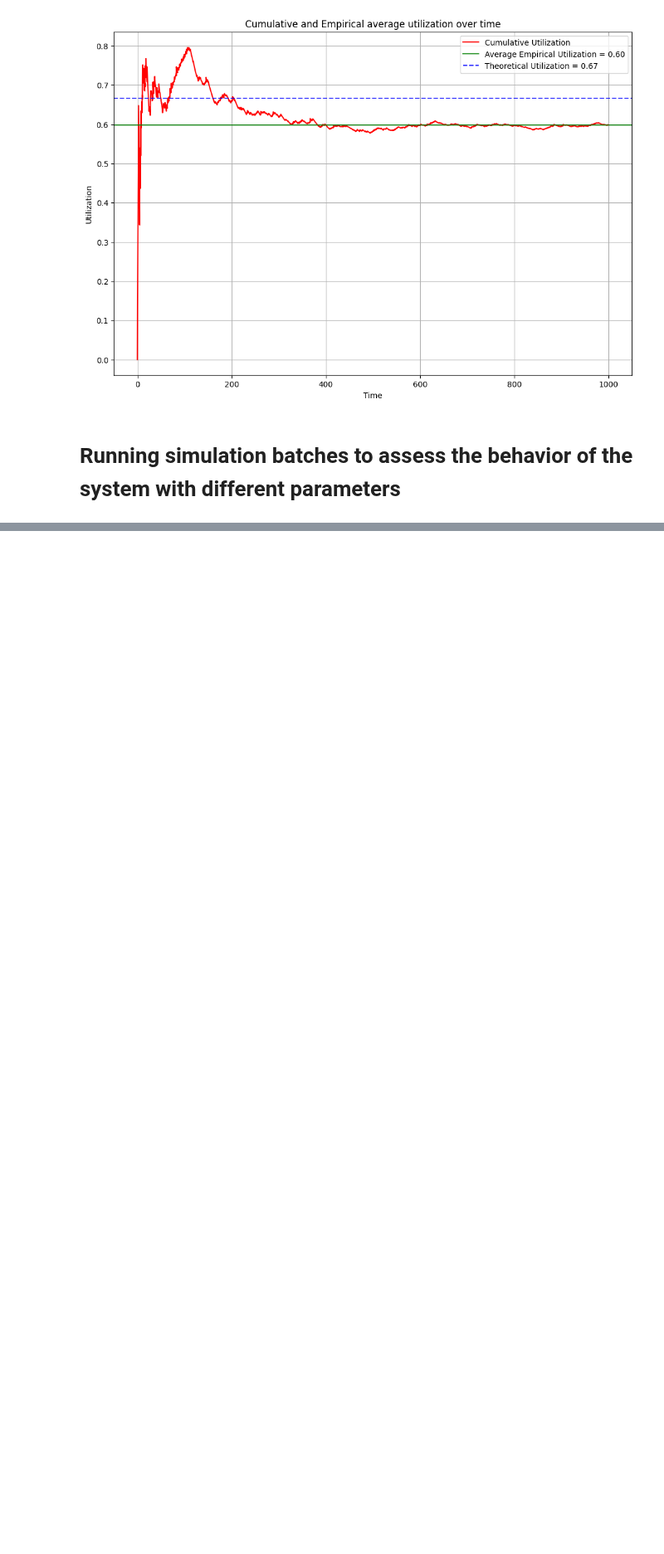
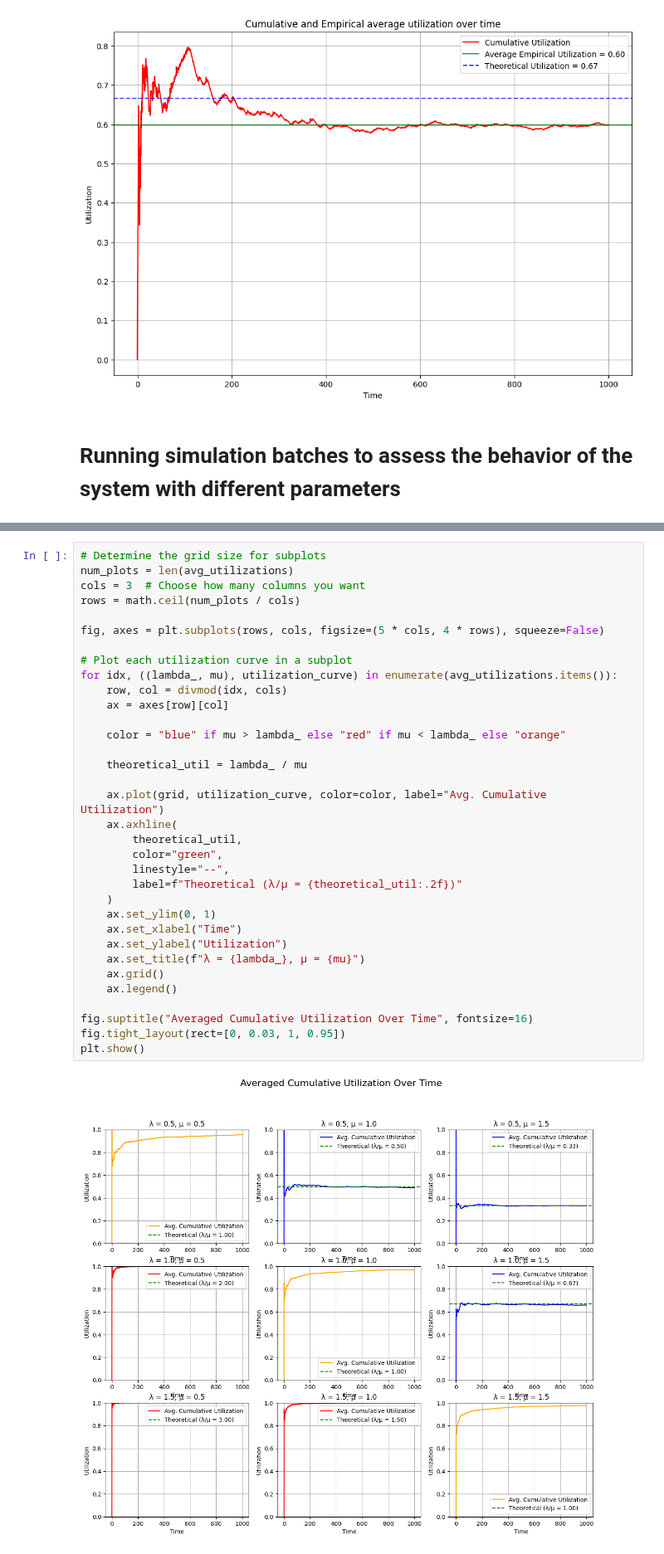
Before and after one commit to DaMole98/SPE-labs, a Jupyter notebook: HW-4/src/simulations.ipynb, the cells around one changed output, grey strips where cells are left out. Shown at 83% size. Drawn from its saved outputs; the diff is of its cells as text; blank space fills up the shorter version.

Commit message:
Plots for visual initialization removal

```diff
--- a/HW-4/src/simulations.ipynb
+++ b/HW-4/src/simulations.ipynb
@@ -119,0 +207,36 @@ plt.show()
+# %%
+# Determine the grid size for subplots
+num_plots = len(avg_utilizations)
+cols = 3  # Choose how many columns you want
+rows = math.ceil(num_plots / cols)
+
+fig, axes = plt.subplots(rows, cols, figsize=(5 * cols, 4 * rows), squeeze=False)
+
+# Plot each utilization curve in a subplot
+for idx, ((lambda_, mu), utilization_curve) in enumerate(avg_utilizations.items()):
+    row, col = divmod(idx, cols)
+    ax = axes[row][col]
+
+    color = "blue" if mu > lambda_ else "red" if mu < lambda_ else "orange"
+
+    theoretical_util = lambda_ / mu
+
+    ax.plot(grid, utilization_curve, color=color, label="Avg. Cumulative Utilization")
+    ax.axhline(
+        theoretical_util,
+        color="green",
+        linestyle="--",
+        label=f"Theoretical (λ/μ = {theoretical_util:.2f})"
+    )
+    ax.set_ylim(0, 1)
+    ax.set_xlabel("Time")
+    ax.set_ylabel("Utilization")
+    ax.set_title(f"λ = {lambda_}, μ = {mu}")
+    ax.grid()
+    ax.legend()
+
+fig.suptitle("Averaged Cumulative Utilization Over Time", fontsize=16)
+fig.tight_layout(rect=[0, 0.03, 1, 0.95])
+plt.show()
+# %% [output]
+[figure, added]
```
Also changed, not shown: parts of 4 cells of this notebook, 2 other files.
